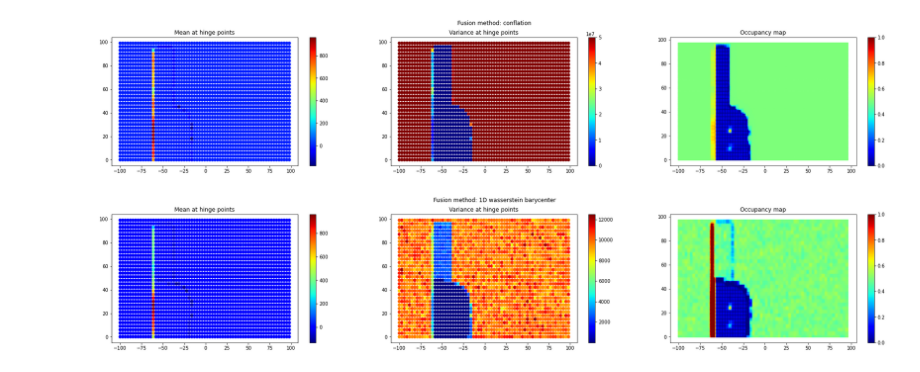
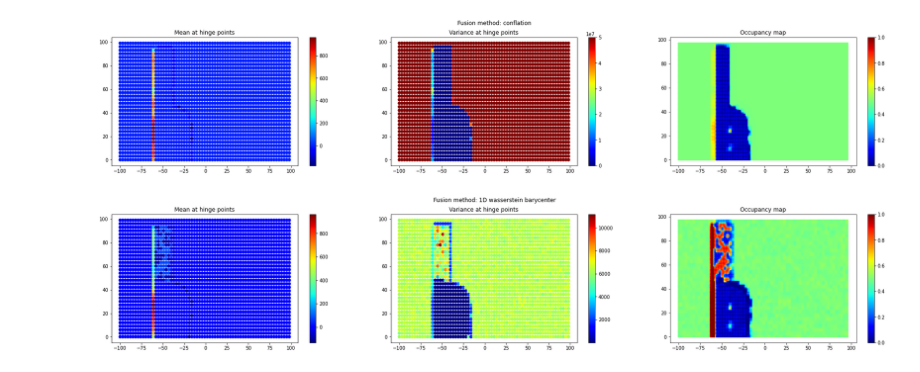
Before and after one commit to julia-lina-tan/TSP, a Jupyter notebook: bhmFusion.ipynb, the cells around one changed output. Drawn from its saved outputs; the diff is of its cells as text; code cells hidden in the pictures.

Commit message:
Sources weighted before computing barycenter

```diff
--- a/bhmFusion.ipynb
+++ b/bhmFusion.ipynb
@@ -527,6 +524,8 @@ plotFused(plotConflated, fusedConflated, "conflation")
 [figure]
 [figure]
 # %%
+from scipy.special import softmax
+
 # Fuse models using OT
 def fusionOT(nWeights=None):
 
@@ -536,36 +535,40 @@ def fusionOT(nWeights=None):
 
     # Loop through each hinge point
     for i in range(nWeights[0].shape[0]):
-        n = 200
+        nSamples = 1000
         measures_locations = []
         measures_weights = []
+        to_normal = []
 
         # Get each distribution
         for j in range(len(nWeights)):
             mean = nWeights[j][i][2]
             var = nWeights[j][i][3]
             std = np.sqrt(var)
-            x_i = np.random.normal(loc=mean, scale=std, size=n).reshape(-1,1)
-            b_i = np.ones(n)/n
+            x_i = np.random.normal(loc=mean, scale=std, size=nSamples).reshape(-1,1)
+            b_i = np.ones(nSamples)/nSamples
+
+            # Append current distribution to lists
             measures_locations.append(x_i)
             measures_weights.append(b_i)
+            to_normal.append(1/var)
 
         # Compute free support barycenter
-        X_init = np.random.normal(0., 1., (n, 1)) # Initial Dirac locations
-        b = np.ones((n,)) / n                     # Weights of the barycenter
+        X_init = np.random.normal(0., 1., (len(nWeights), 1))            # Initial Dirac locations
+        b = softmax(np.array(to_normal))                                 # Weights of the barycenter
         X = ot.lp.free_support_barycenter(measures_locations, measures_weights, X_init, b)
 
         # Get the mean and variance of the barycenter
         bary_mean.append(np.mean(X))
         bary_var.append(np.var(X))
 
     # Add mean and variance columns to matrix
     fused = np.column_stack((nWeights[0][:,0], nWeights[0][:,1], bary_mean, bary_var))
 
     toPlot = queryFused(fused)
     return toPlot, fused
 
 plotOT, fusedOT = fusionOT(nWeights)
 plotFused(plotOT, fusedOT, "1D wasserstein barycenter")
 # %% [output]
-[figure, old version]
+[figure, new version]
```
Also changed, not shown: parts of 3 cells of this notebook.
